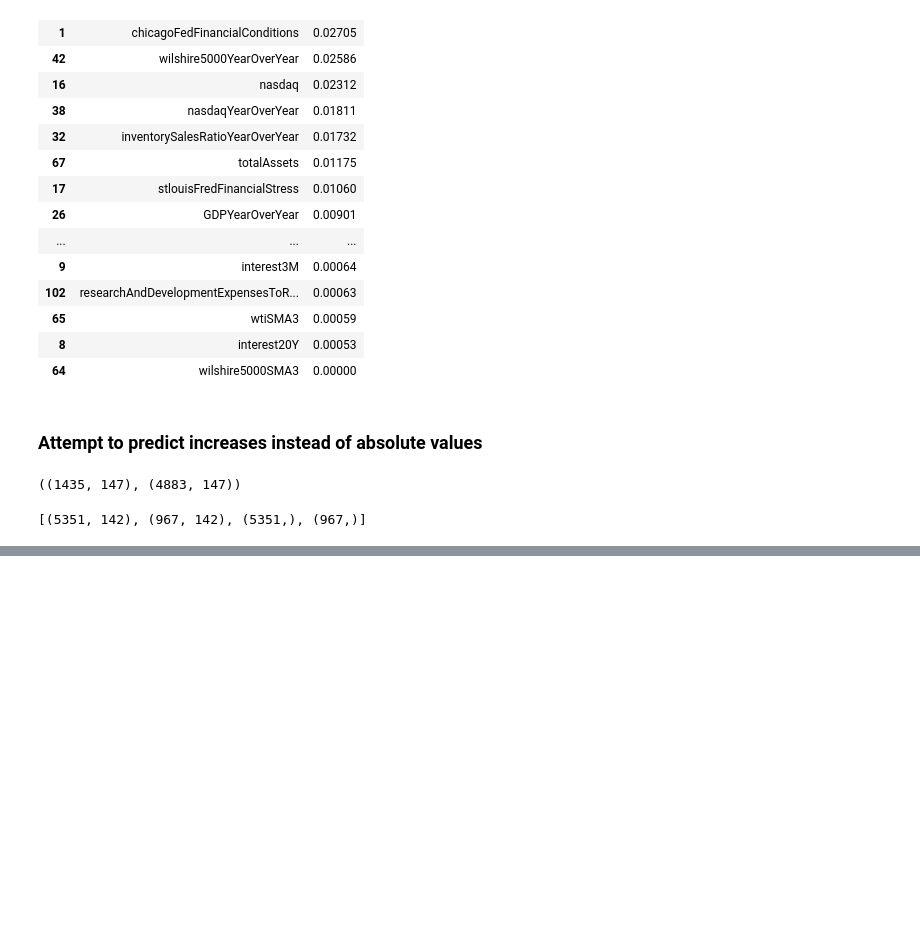
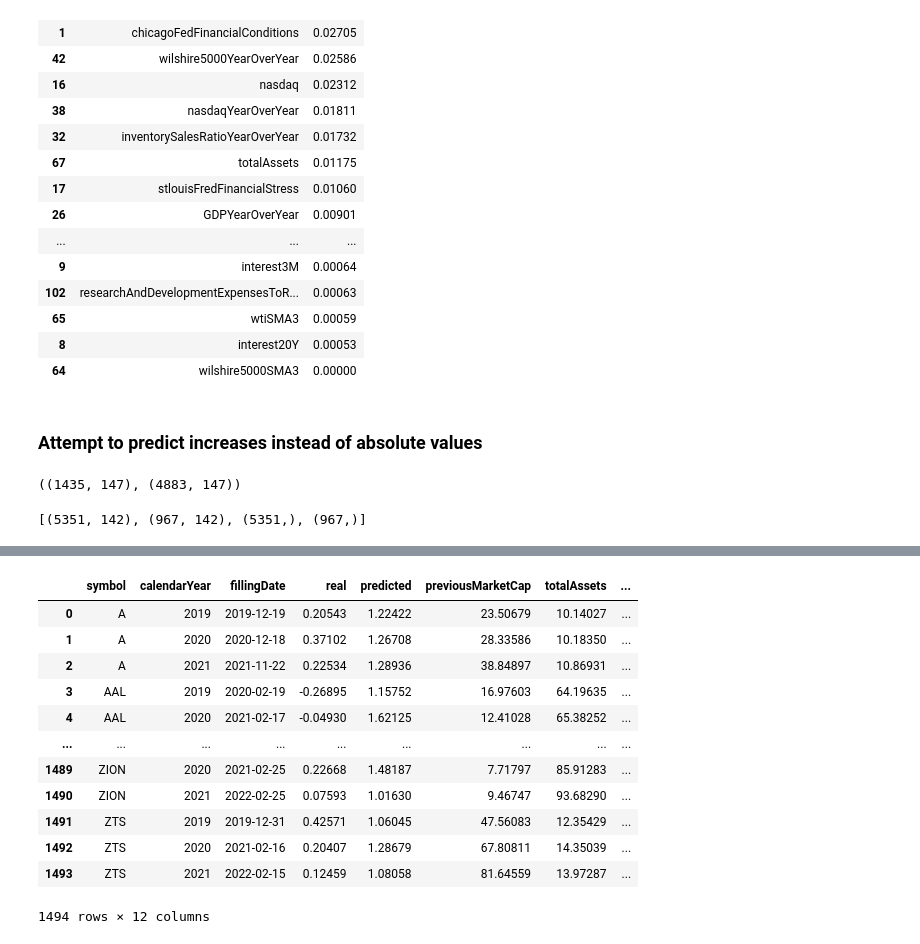
Before and after one commit to FranciscoPala/SP500_constituents_market_cap_estimator, a Jupyter notebook: src/notebooks/model_selection.ipynb, the cells around one changed output, grey strips where cells are left out. Cells and saved outputs as stored; diff of their text form; code cells hidden in the pictures; blank space fills up the shorter version.

```diff
--- a/src/notebooks/model_selection.ipynb
+++ b/src/notebooks/model_selection.ipynb
@@ -737,0 +769,16 @@ mse = mean_squared_error(y_true=future_target, y_pred=preds)
+# %%
+df_predictions
+# %% [output]
+|  | symbol | calendarYear | fillingDate | real | predicted | previousMarketCap | totalAssets | ... |
+| 0 | A | 2019 | 2019-12-19 | 0.20543 | 1.22422 | 23.50679 | 10.14027 | ... |
+| 1 | A | 2020 | 2020-12-18 | 0.37102 | 1.26708 | 28.33586 | 10.18350 | ... |
+| 2 | A | 2021 | 2021-11-22 | 0.22534 | 1.28936 | 38.84897 | 10.86931 | ... |
+| 3 | AAL | 2019 | 2020-02-19 | -0.26895 | 1.15752 | 16.97603 | 64.19635 | ... |
+| 4 | AAL | 2020 | 2021-02-17 | -0.04930 | 1.62125 | 12.41028 | 65.38252 | ... |
+| ... | ... | ... | ... | ... | ... | ... | ... | ... |
+| 1489 | ZION | 2020 | 2021-02-25 | 0.22668 | 1.48187 | 7.71797 | 85.91283 | ... |
+| 1490 | ZION | 2021 | 2022-02-25 | 0.07593 | 1.01630 | 9.46747 | 93.68290 | ... |
+| 1491 | ZTS | 2019 | 2019-12-31 | 0.42571 | 1.06045 | 47.56083 | 12.35429 | ... |
+| 1492 | ZTS | 2020 | 2021-02-16 | 0.20407 | 1.28679 | 67.80811 | 14.35039 | ... |
+| 1493 | ZTS | 2021 | 2022-02-15 | 0.12459 | 1.08058 | 81.64559 | 13.97287 | ... |
+1494 rows × 12 columns
```
Also changed, not shown: parts of 17 cells of this notebook, 1 other file.
